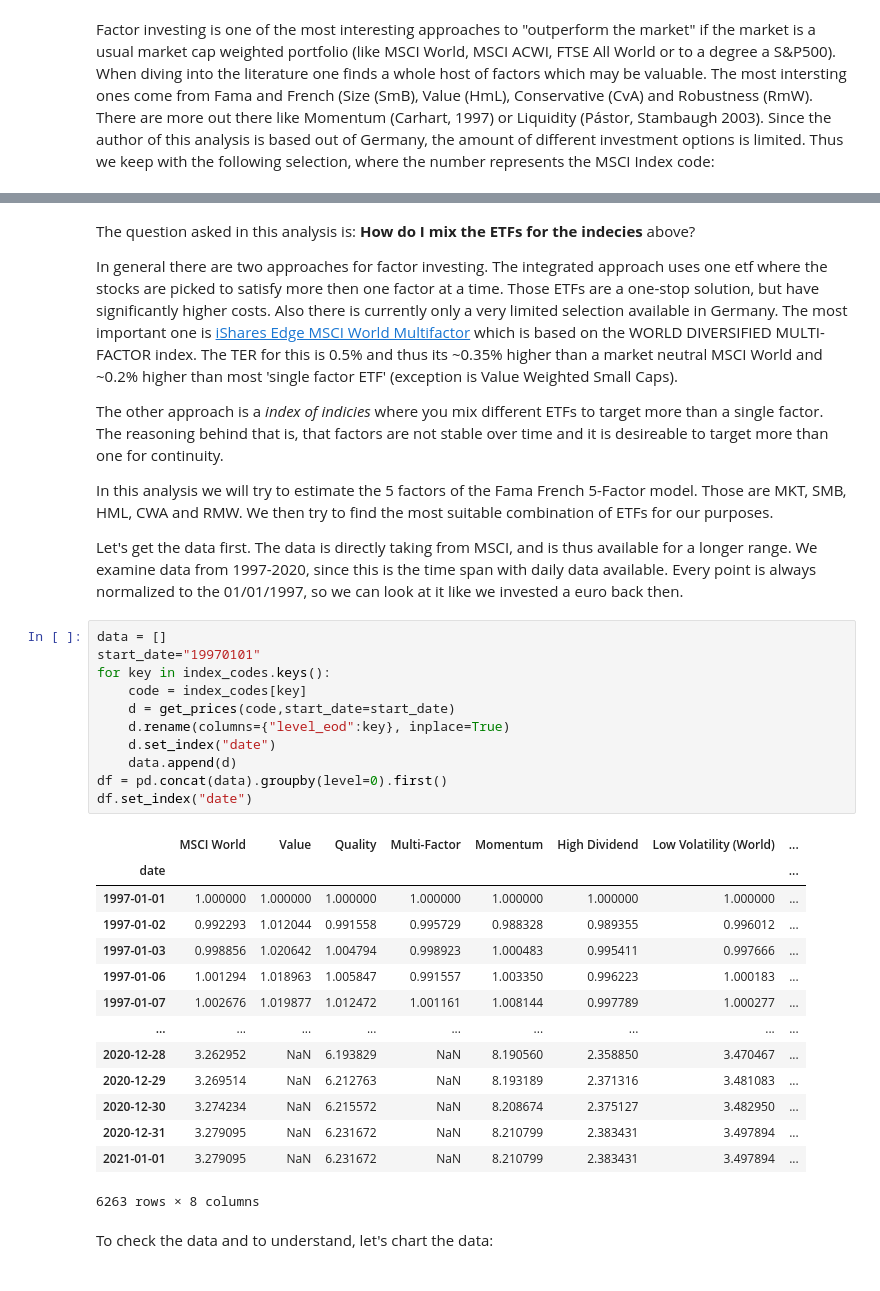
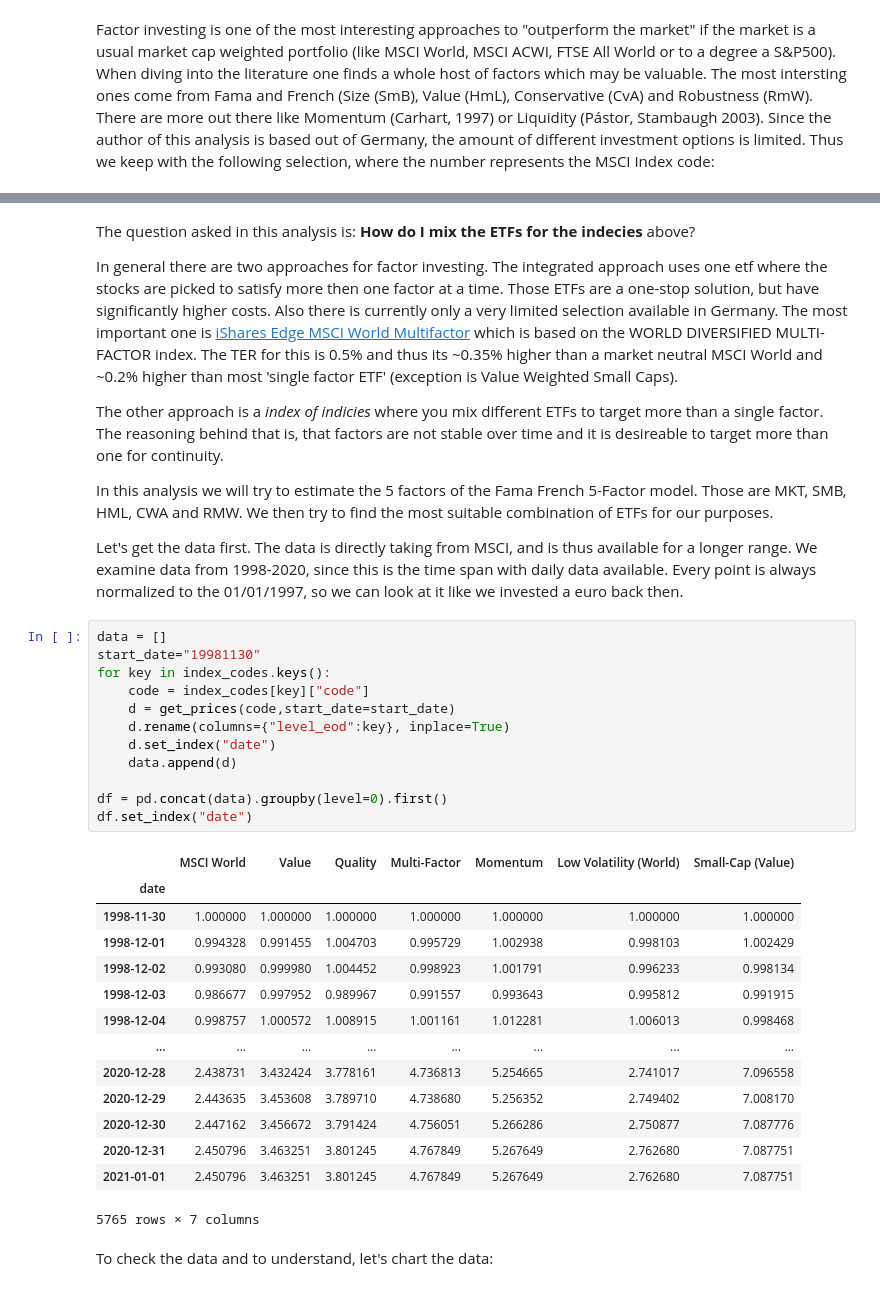
Before and after one commit to MartinLiebig/factornessy, a Jupyter notebook: FF5-Factor analysis.ipynb, the cells around one changed output, grey strips where cells are left out. Cells and saved outputs as stored; diff of their text form.

```diff
--- a/FF5-Factor analysis.ipynb
+++ b/FF5-Factor analysis.ipynb
@@ -26,33 +26,34 @@ The other approach is a *index of indicies* where you mix different ETFs to targ
 
 In this analysis we will try to estimate the 5 factors of the Fama French 5-Factor model. Those are MKT, SMB, HML, CWA and RMW. We then try to find the most suitable combination of ETFs for our purposes.
 
-Let's get the data first. The data is directly taking from MSCI, and is thus available for a longer range. We examine data from 1997-2020, since this is the time span with daily data available. Every point is always normalized to the 01/01/1997, so we can look at it like we invested a euro back then.
+Let's get the data first. The data is directly taking from MSCI, and is thus available for a longer range. We examine data from 1998-2020, since this is the time span with daily data available. Every point is always normalized to the 01/01/1997, so we can look at it like we invested a euro back then.
 # %%
 data = []
-start_date="19970101"
+start_date="19981130"
 for key in index_codes.keys():
-    code = index_codes[key]
+    code = index_codes[key]["code"]
     d = get_prices(code,start_date=start_date)
     d.rename(columns={"level_eod":key}, inplace=True)
     d.set_index("date")
     data.append(d)
+
 df = pd.concat(data).groupby(level=0).first()
 df.set_index("date")
 # %% [output]
-|  | MSCI World | Value | Quality | Multi-Factor | Momentum | High Dividend | Low Volatility (World) | ... |
-| date |  |  |  |  |  |  |  | ... |
-| 1997-01-01 | 1.000000 | 1.000000 | 1.000000 | 1.000000 | 1.000000 | 1.000000 | 1.000000 | ... |
-| 1997-01-02 | 0.992293 | 1.012044 | 0.991558 | 0.995729 | 0.988328 | 0.989355 | 0.996012 | ... |
-| 1997-01-03 | 0.998856 | 1.020642 | 1.004794 | 0.998923 | 1.000483 | 0.995411 | 0.997666 | ... |
-| 1997-01-06 | 1.001294 | 1.018963 | 1.005847 | 0.991557 | 1.003350 | 0.996223 | 1.000183 | ... |
-| 1997-01-07 | 1.002676 | 1.019877 | 1.012472 | 1.001161 | 1.008144 | 0.997789 | 1.000277 | ... |
-| ... | ... | ... | ... | ... | ... | ... | ... | ... |
-| 2020-12-28 | 3.262952 | NaN | 6.193829 | NaN | 8.190560 | 2.358850 | 3.470467 | ... |
-| 2020-12-29 | 3.269514 | NaN | 6.212763 | NaN | 8.193189 | 2.371316 | 3.481083 | ... |
-| 2020-12-30 | 3.274234 | NaN | 6.215572 | NaN | 8.208674 | 2.375127 | 3.482950 | ... |
-| 2020-12-31 | 3.279095 | NaN | 6.231672 | NaN | 8.210799 | 2.383431 | 3.497894 | ... |
-| 2021-01-01 | 3.279095 | NaN | 6.231672 | NaN | 8.210799 | 2.383431 | 3.497894 | ... |
+|  | MSCI World | Value | Quality | Multi-Factor | Momentum | Low Volatility (World) | Small-Cap (Value) |
+| date |  |  |  |  |  |  |  |
+| 1998-11-30 | 1.000000 | 1.000000 | 1.000000 | 1.000000 | 1.000000 | 1.000000 | 1.000000 |
+| 1998-12-01 | 0.994328 | 0.991455 | 1.004703 | 0.995729 | 1.002938 | 0.998103 | 1.002429 |
+| 1998-12-02 | 0.993080 | 0.999980 | 1.004452 | 0.998923 | 1.001791 | 0.996233 | 0.998134 |
+| 1998-12-03 | 0.986677 | 0.997952 | 0.989967 | 0.991557 | 0.993643 | 0.995812 | 0.991915 |
+| 1998-12-04 | 0.998757 | 1.000572 | 1.008915 | 1.001161 | 1.012281 | 1.006013 | 0.998468 |
+| ... | ... | ... | ... | ... | ... | ... | ... |
+| 2020-12-28 | 2.438731 | 3.432424 | 3.778161 | 4.736813 | 5.254665 | 2.741017 | 7.096558 |
+| 2020-12-29 | 2.443635 | 3.453608 | 3.789710 | 4.738680 | 5.256352 | 2.749402 | 7.008170 |
+| 2020-12-30 | 2.447162 | 3.456672 | 3.791424 | 4.756051 | 5.266286 | 2.750877 | 7.087776 |
+| 2020-12-31 | 2.450796 | 3.463251 | 3.801245 | 4.767849 | 5.267649 | 2.762680 | 7.087751 |
+| 2021-01-01 | 2.450796 | 3.463251 | 3.801245 | 4.767849 | 5.267649 | 2.762680 | 7.087751 |
-6263 rows × 8 columns
+5765 rows × 7 columns
 # %% [markdown]
 To check the data and to understand, let's chart the data:
 # %%
```
Also changed, not shown: parts of 17 cells of this notebook, 2 other files.
